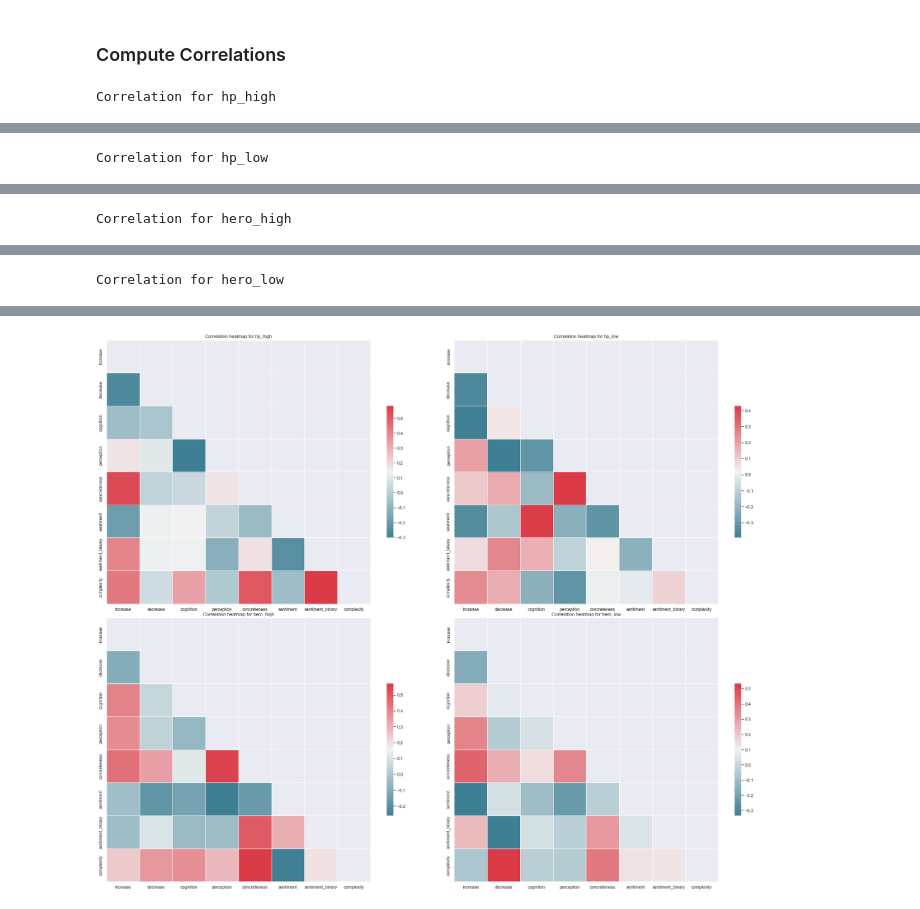
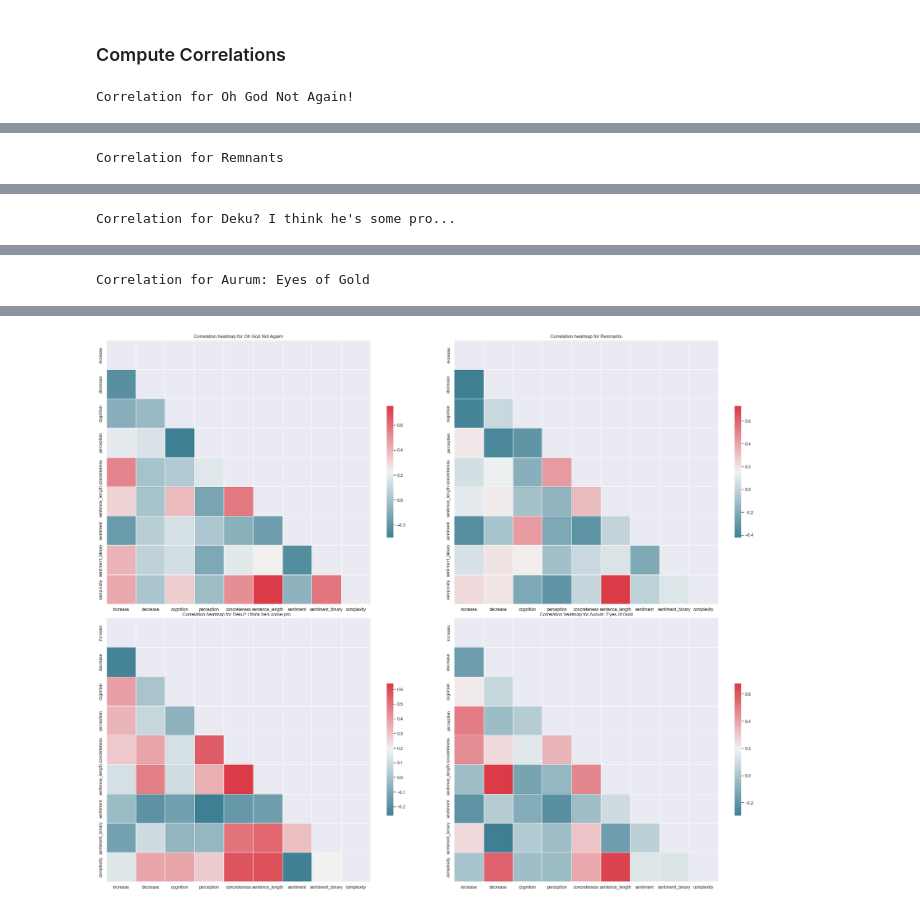
Before and after one commit to kelseyneis/narrative_transportation, a Jupyter notebook: survey_response.ipynb, the cells around one changed output, grey strips where cells are left out. Saved outputs shown, nothing was run; the diff lists cells and outputs as text; code cells hidden in the pictures.

```diff
--- a/survey_response.ipynb
+++ b/survey_response.ipynb
@@ -110,6 +118,9 @@ def get_concreteness_scores(sentence):
       if(len(row) > 0):
          score = score + row['Conc.M'].iloc[0]
    return score / len(tokens)
+# %%
+def get_sentence_lengths(sentence):
+   return len(tokenizer(sentence))
 # %%
 def get_overlapping_highlights(inc, dec):
    overlaps = []
@@ -150,12 +163,13 @@ for story in all_stories:
    x = np.linspace(0, len(sentences[story]) -1, len(sentences[story]))
    ax1 = axes[count][0]
    ax2 = axes[count][1]
-   ax[ax1, ax2].scatter(x, counts_inc[story], alpha=.5, color='b')
-   ax[ax1, ax2].scatter(x, counts_dec[story], alpha=.5, color='r')
+   ax[ax1, ax2].scatter(x, counts_inc[story], alpha=.5, color='b', label='increase')
+   ax[ax1, ax2].scatter(x, counts_dec[story], alpha=.5, color='r', label='decrease')
    ax[ax1, ax2].set_xlabel("Sentences")
    ax[ax1, ax2].set_ylabel("Highlight Count")
-   ax[ax1, ax2].set_title(f"Highlights for {all_stories[count]}")
+   ax[ax1, ax2].set_title(f"Highlights for {story_names[story]}")
+   ax[ax1, ax2].legend()
+   count +=1
 
-   count +=1
 plt.show()
 # %% [output]
@@ -223,7 +237,7 @@ for story in all_stories:
    ax[ax1, ax2].plot(x, cdf, color='b', label="Cumulative highlights")
    ax[ax1, ax2].set_xlabel("Sentences")
    ax[ax1, ax2].set_ylabel("Transportingness")
-   ax[ax1, ax2].set_title(f"Combined highlights for {all_stories[count]}")
+   ax[ax1, ax2].set_title(f"Combined highlights for {story_names[story]}")
    ax[ax1, ax2].legend()
    count +=1
 
@@ -403,6 +417,7 @@ for story in all_stories:
    sentence_counts[story]['cognition'] = count_cognition_words(supersense[story], sentences[story])
    sentence_counts[story]['perception'] = list(liwc[liwc['Filename'] == f'{story}.txt']['Perception'])
    sentence_counts[story]['concreteness'] = list(map(get_concreteness_scores, sentences[story]))
+   sentence_counts[story]['sentence_length'] = list(map(get_sentence_lengths, sentences[story]))
    sentence_counts[story]['sentiment'] = list(sentiment[story])
    sentence_counts[story]['sentiment_binary'] = list(map(lambda x: 1 if abs(x) > 0 else 0, (sentiment[story])))
    sentence_counts[story]['complexity'] = list(map(readability, sentences[story]))
@@ -453,11 +468,11 @@ for story in all_stories:
         cbar_kws={"shrink": 0.5},
         ax=ax[ax1, ax2]
     )
-    ax[ax1, ax2].set_title(f"Correlation heatmap for {story}")
-    print(f"Correlation for {story}")
+    ax[ax1, ax2].set_title(f"Correlation heatmap for {story_names[story]}")
+    print(f"Correlation for {story_names[story]}")
     display(corr[story])
     count += 1
 
 plt.show()
 # %% [output]
-Correlation for hp_high
+Correlation for Oh God Not Again!
@@ -473 +489 @@ Correlation for hp_high
-Correlation for hp_low
+Correlation for Remnants
@@ -483 +500 @@ Correlation for hp_low
-Correlation for hero_high
+Correlation for Deku? I think he's some pro...
@@ -493 +511 @@ Correlation for hero_high
-Correlation for hero_low
+Correlation for Aurum: Eyes of Gold
@@ -503,4 +522,4 @@ Correlation for hero_low
-[figure, old version]
+[figure, new version]
 # %%
 drop_cols = ['combined']
 stories_concat = pd.concat( [pairplot_norm['hero_high'].drop(drop_cols, axis=1),
```
Also changed, not shown: parts of 11 cells of this notebook, 1 other file.
